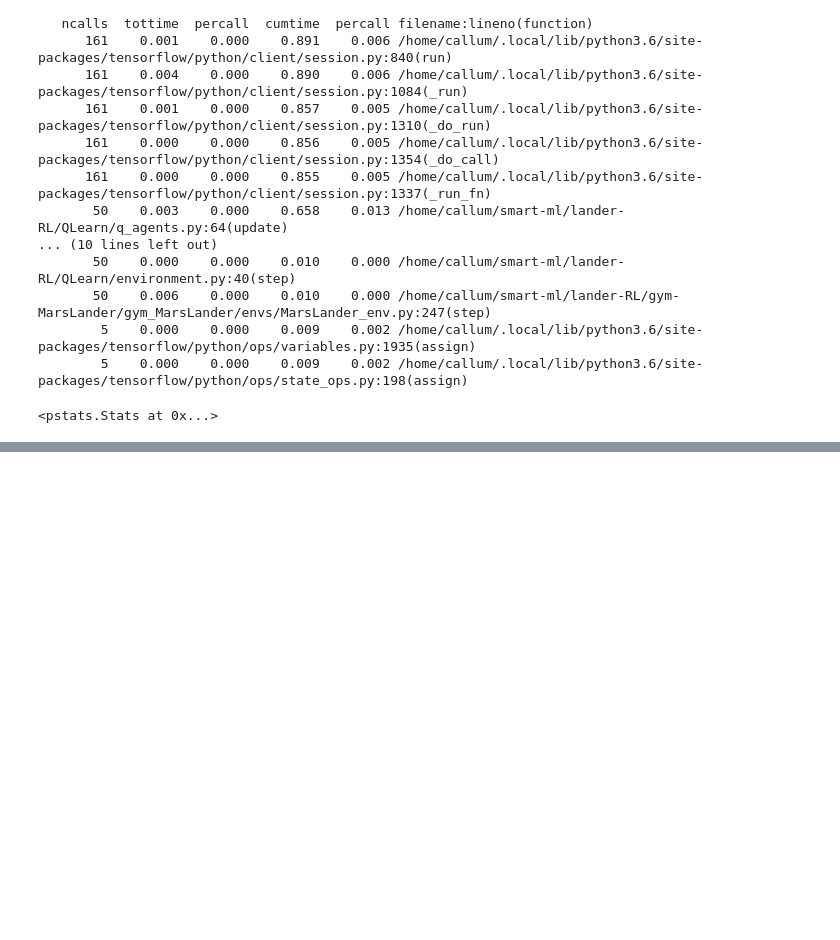
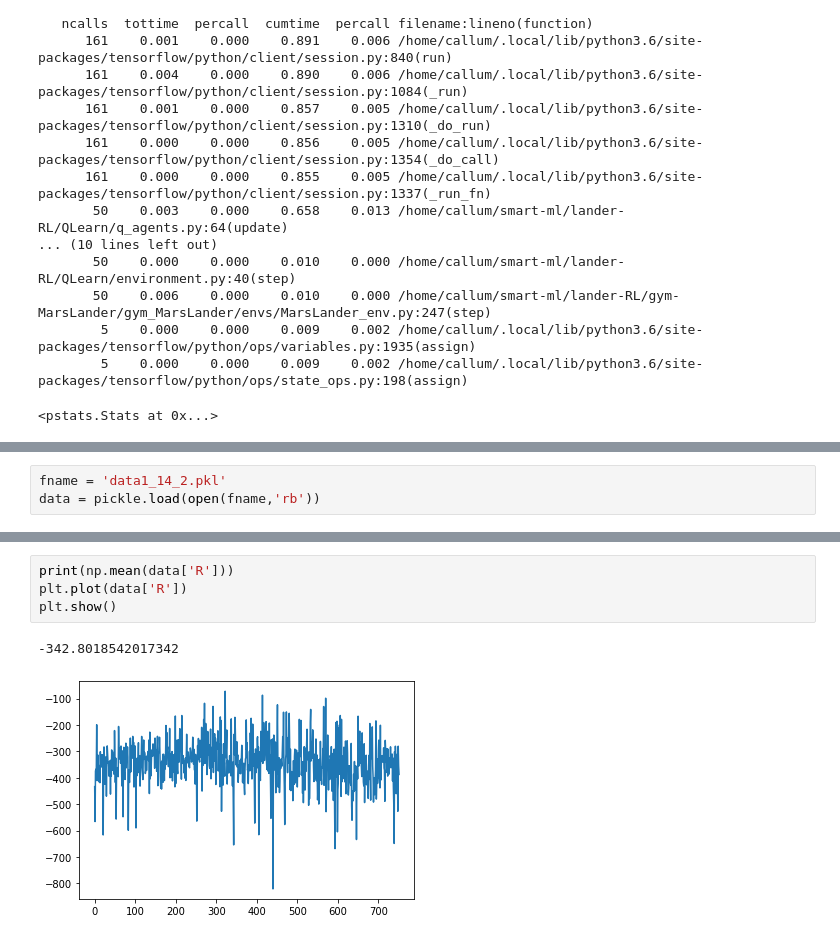
Before and after one commit to strath-ace/smart-ml, a Jupyter notebook: lander-RL/running_lander_nb.ipynb, the cells around one changed output, grey strips where cells are left out. Drawn from its saved outputs; the diff is of its cells as text; blank space fills up the shorter version.

```diff
--- a/lander-RL/running_lander_nb.ipynb
+++ b/lander-RL/running_lander_nb.ipynb
@@ -151,0 +170,3 @@ ps.print_stats(20)
+# %%
+fname = 'data1_14_2.pkl'
+data = pickle.load(open(fname,'rb'))
@@ -151,0 +178,7 @@ ps.print_stats(20)
+# %%
+print(np.mean(data['R']))
+plt.plot(data['R'])
+plt.show()
+# %% [output]
+-342.8018542017342
+[figure, added]
```
Also changed, not shown: parts of 12 cells of this notebook, 2 other files.
